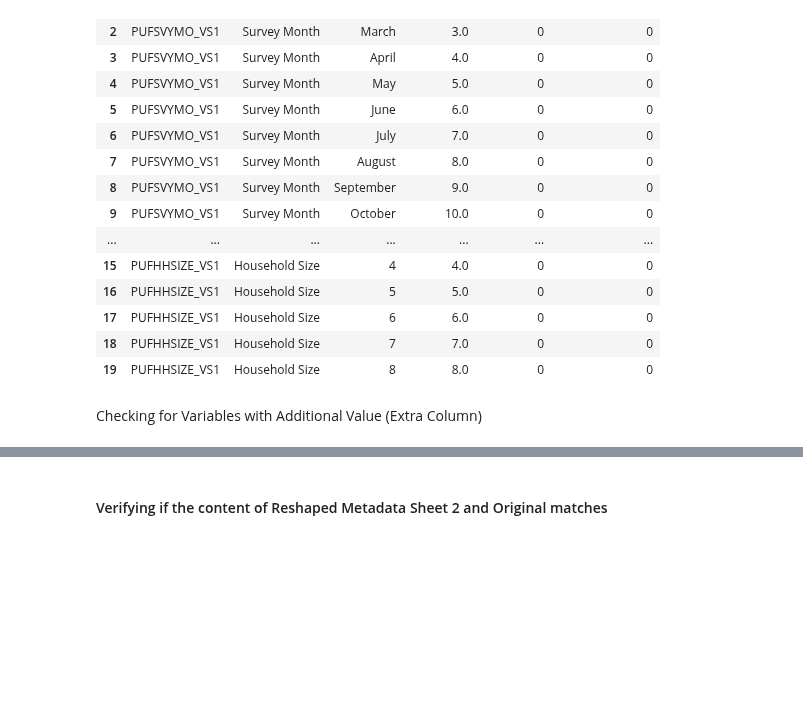
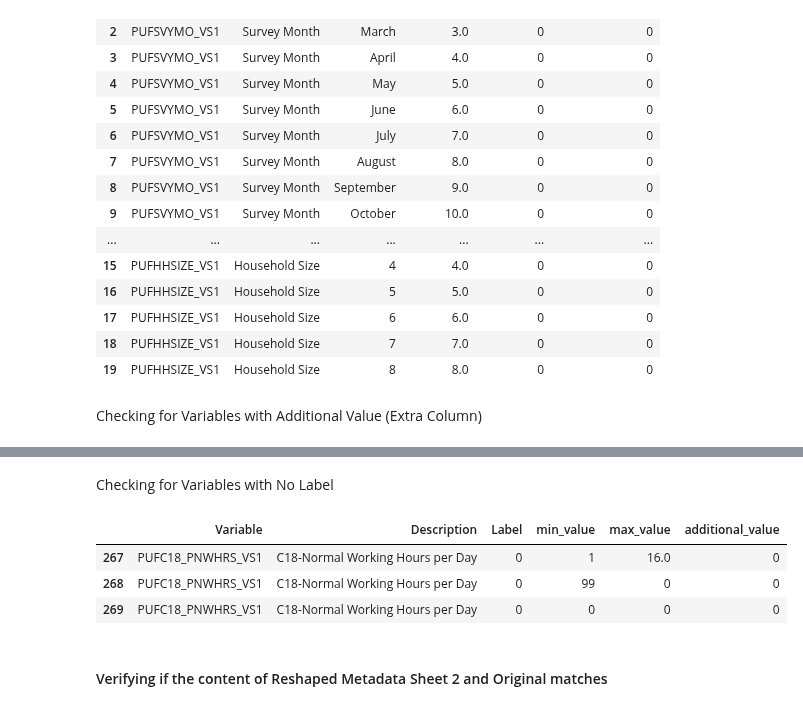
Before and after one commit to clemweb3/Undegraduate-Thesis-Repository, a Jupyter notebook: Notebooks/Preprocessing.ipynb, the cells around one changed output, grey strips where cells are left out. Saved outputs shown, nothing was run; the diff lists cells and outputs as text; code cells hidden in the pictures; blank space fills up the shorter version.

```diff
--- a/Notebooks/Preprocessing.ipynb
+++ b/Notebooks/Preprocessing.ipynb
@@ -24,7 +24,7 @@ Requirement already satisfied: et-xmlfile in c:\users\juanp\appdata\local\progra
 import os
 import re
 
-base_path = r"G:\My Drive\Labor Force Survey"
+base_path = r"G:\.shortcut-targets-by-id\1VctTphaltRx4xcPxmTJlRTrxLalyuEt8\Labor Force Survey"
 
 # Month ordering
 month_order = {
@@ -579,6 +579,24 @@ pu_fc10
 | 222 | PUFC10_CONWR_VS1 | C10-Overseas Filipino Indicator | Students abroad/Tourists | 4 | 0 | 0 |
 | 223 | PUFC10_CONWR_VS1 | C10-Overseas Filipino Indicator | Others | 5 | 0 | 0 |
 | 224 | PUFC10_CONWR_VS1 | C10-Overseas Filipino Indicator | Less than 15 Years Old | 0 | 0 | Not Applicable |
+# %% [markdown]
+Checking for Variables with No Label
+# %%
+# Load metadata Sheet 2 for your desired month/year
+df_metadata = load_dataset("2018", "January", "metadata", 1)
+
+
+# Filter rows for PUFC18_PNWHRS_VS1
+pu_fc18 = df_metadata[df_metadata["Variable"] == "PUFC18_PNWHRS_VS1"]
+
+
+# Display the result
+pu_fc18
+# %% [output]
+|  | Variable | Description | Label | min_value | max_value | additional_value |
+| 267 | PUFC18_PNWHRS_VS1 | C18-Normal Working Hours per Day | 0 | 1 | 16.0 | 0 |
+| 268 | PUFC18_PNWHRS_VS1 | C18-Normal Working Hours per Day | 0 | 99 | 0 | 0 |
+| 269 | PUFC18_PNWHRS_VS1 | C18-Normal Working Hours per Day | 0 | 0 | 0 | 0 |
 # %% [markdown]
 #### Verifying if the content of Reshaped Metadata Sheet 2 and Original matches
 # %%
```
Also changed, not shown: parts of 3 cells of this notebook.
